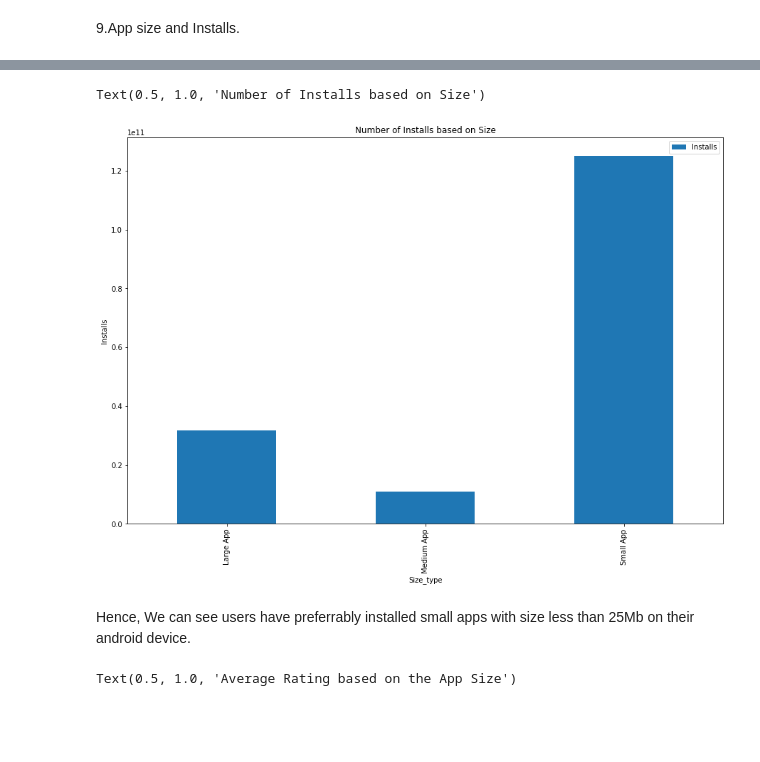
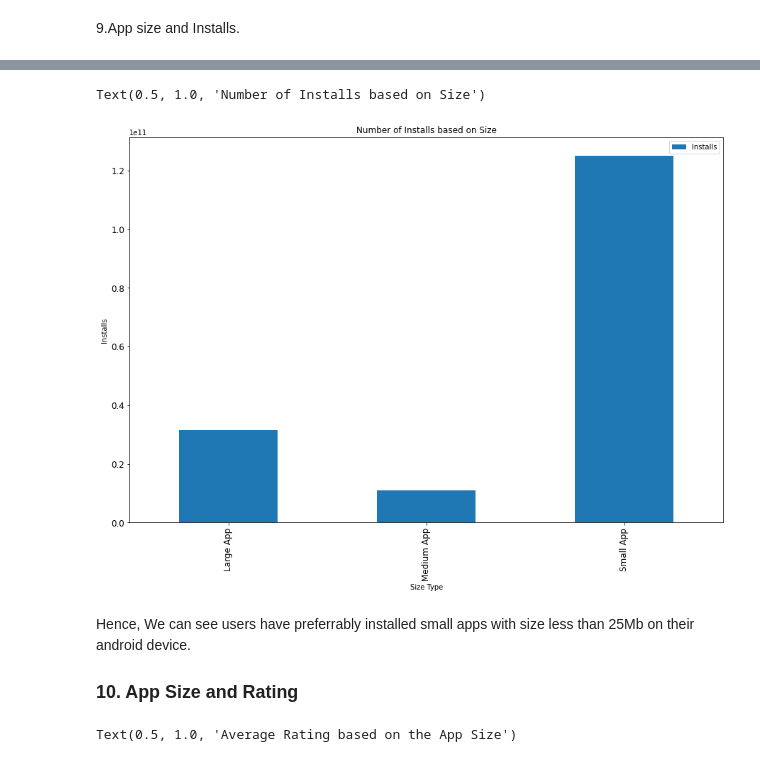
Before and after one commit to Sanjeevhegde009/EDA-Capstone-Project-Playstore-App-Data-Review, a Jupyter notebook: EDA_Capstone_Project_Playstore_App_Reviews.ipynb, the cells around one changed output, grey strips where cells are left out. Cells and saved outputs as stored; diff of their text form; code cells hidden in the pictures; blank space fills up the shorter version.

```diff
--- a/EDA_Capstone_Project_Playstore_App_Reviews.ipynb
+++ b/EDA_Capstone_Project_Playstore_App_Reviews.ipynb
@@ -548,7 +548,9 @@ Hence, it can be seen that Games have the highest installs followed by Communica
 ### 3. Category and Ratings
 # %%
 rating_category=grouped_category[['Rating']].mean().sort_values(by='Rating',ascending=False).unstack() #calculating mean of rating as per category of apps
-rating_category
+print(rating_category)
+plt.rcParams['figure.figsize']=(20,5)
+rating_category.plot(kind='bar', yticks=np.arange(3,5.1,step=0.25),fontsize=10,xlabel='Category',ylabel='Rating',title='Category Vs Ratings')
 # %% [output]
         Category
 Rating  EVENTS                 4.395313
@@ -694,14 +698,15 @@ app_data.head(5)
 # %%
 #Lets now plot the app list as per the classification based on the size
 plt.rcParams['figure.figsize']=(15,10)
-app_data.groupby('Size_type')[['Installs']].sum().plot(kind='bar')
+app_data.groupby('Size_type')[['Installs']].sum().plot(kind='bar',xlabel="Size Type",fontsize=12)
 plt.ylabel('Installs')
 plt.title('Number of Installs based on Size')
 # %% [output]
 Text(0.5, 1.0, 'Number of Installs based on Size')
-[figure, old version]
+[figure, new version]
 # %% [markdown]
 Hence, We can see users have preferrably installed small apps with size less than 25Mb on their android device.
+### 10. App Size and Rating
 # %%
 #size and rating
 app_data.groupby('Size_type')[['Rating']].mean().plot(kind='bar')
```
Also changed, not shown: parts of 8 cells of this notebook.
